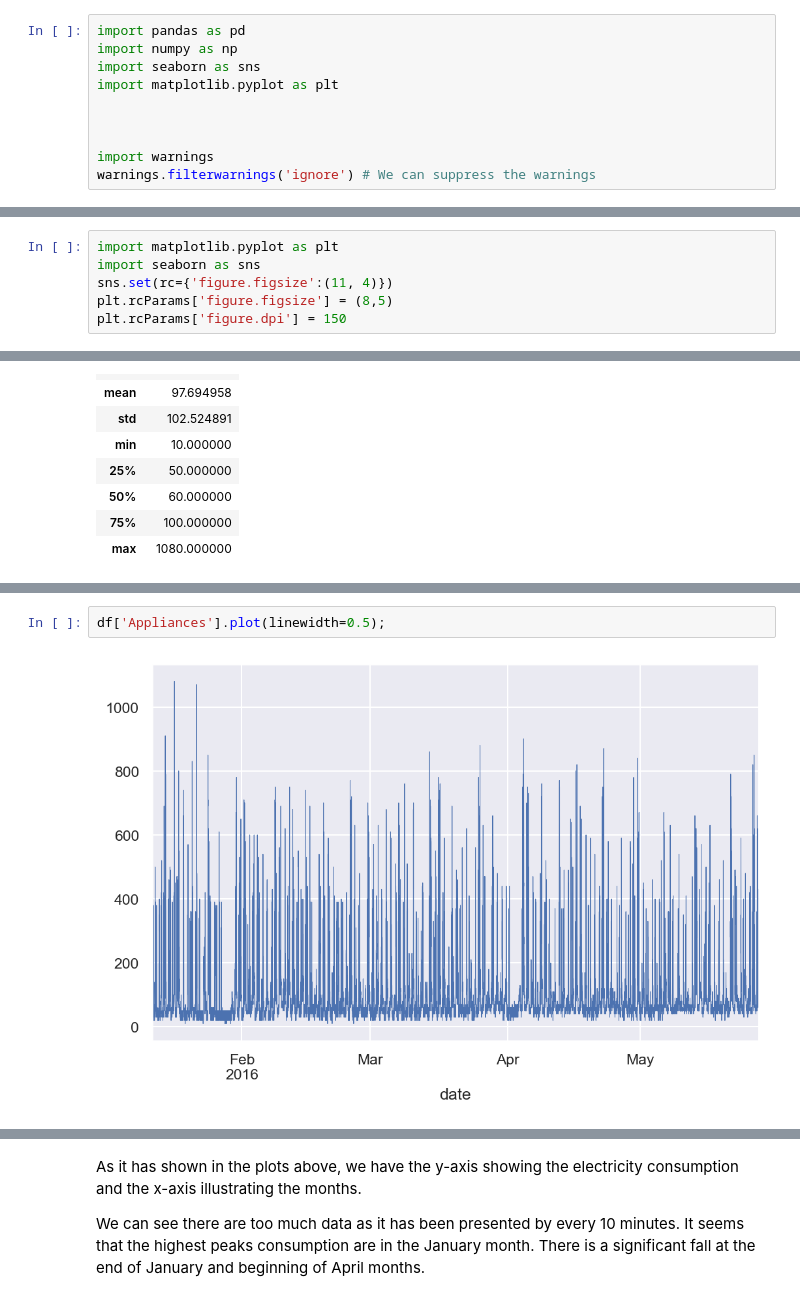
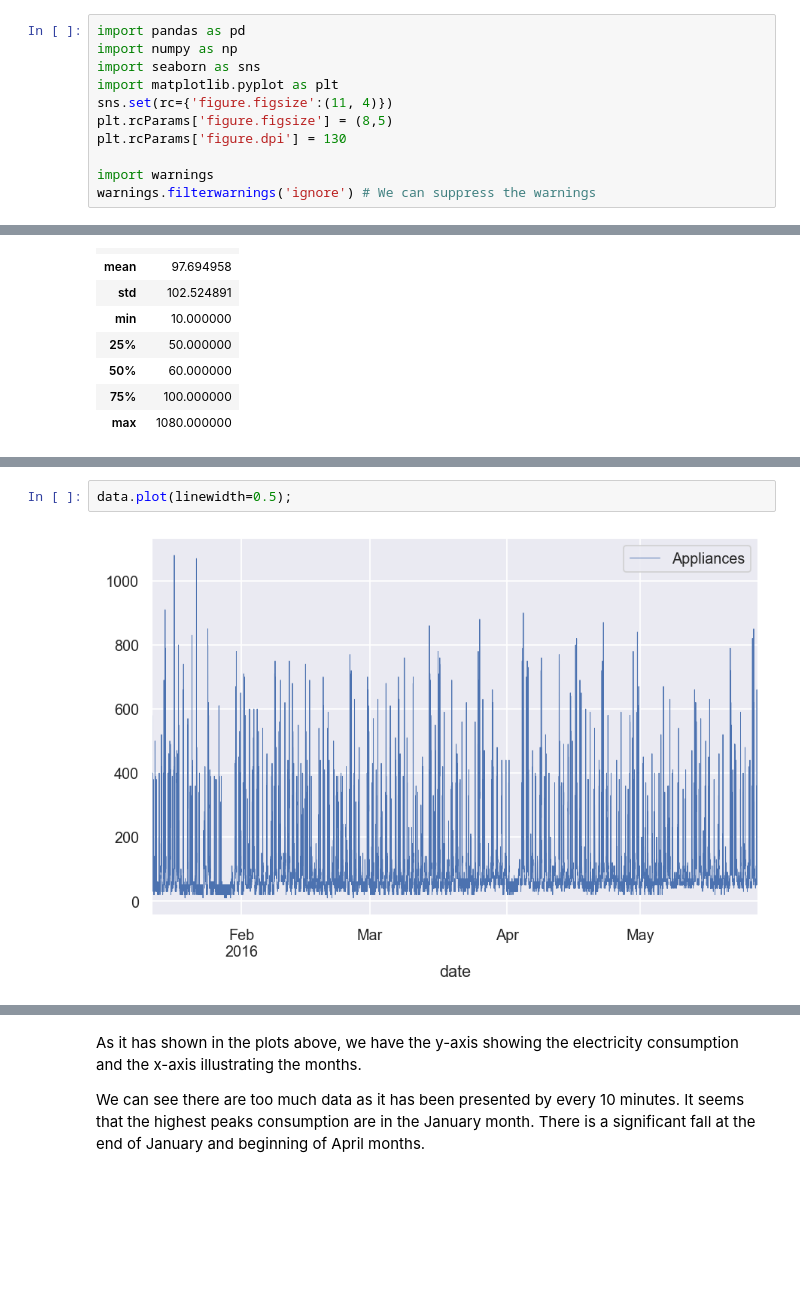
Before and after one commit to Tatiane-Helena/ML_Timeseries_MBA, a Jupyter notebook: MLB_Timeseries_TatianeHAlves_2023273.ipynb, the cells around one changed output, grey strips where cells are left out. Saved outputs shown, nothing was run; the diff lists cells and outputs as text; blank space fills up the shorter version.

```diff
--- a/MLB_Timeseries_TatianeHAlves_2023273.ipynb
+++ b/MLB_Timeseries_TatianeHAlves_2023273.ipynb
@@ -6,8 +6,9 @@ import pandas as pd
 import numpy as np
 import seaborn as sns
 import matplotlib.pyplot as plt
-
-
+sns.set(rc={'figure.figsize':(11, 4)})
+plt.rcParams['figure.figsize'] = (8,5)
+plt.rcParams['figure.dpi'] = 130
 
 import warnings
 warnings.filterwarnings('ignore') # We can suppress the warnings
@@ -133,12 +134,6 @@ data.index.min()
 Timestamp('2016-01-11 17:00:00')
 # %% [markdown]
 ## Visualizing Data and Time series
-# %%
-import matplotlib.pyplot as plt
-import seaborn as sns
-sns.set(rc={'figure.figsize':(11, 4)})
-plt.rcParams['figure.figsize'] = (8,5)
-plt.rcParams['figure.dpi'] = 150
 # %%
 data.describe()
 # %% [output]
@@ -160,4 +153,4 @@ ax.set_ylabel('Energy Consumption in (Wh)');
 # %%
-df['Appliances'].plot(linewidth=0.5);
+data.plot(linewidth=0.5);
 # %% [output]
-[figure, old version]
+[figure, new version]
```
Also changed, not shown: parts of 77 cells of this notebook.
